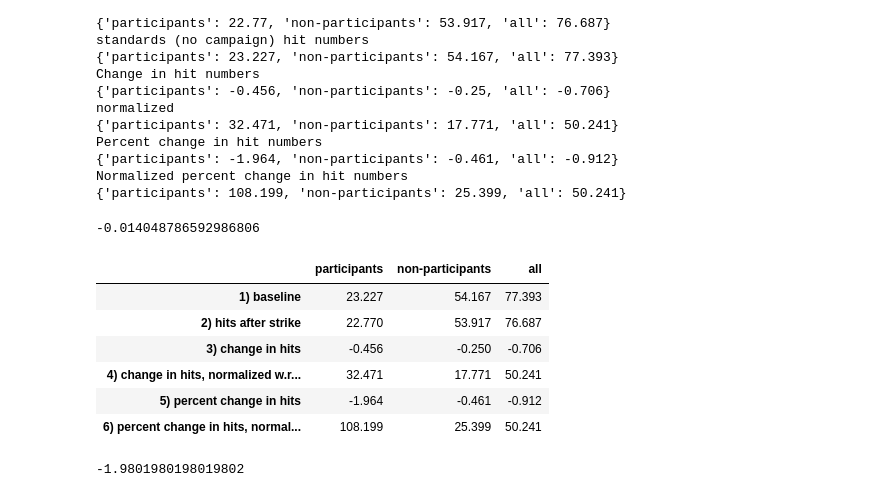
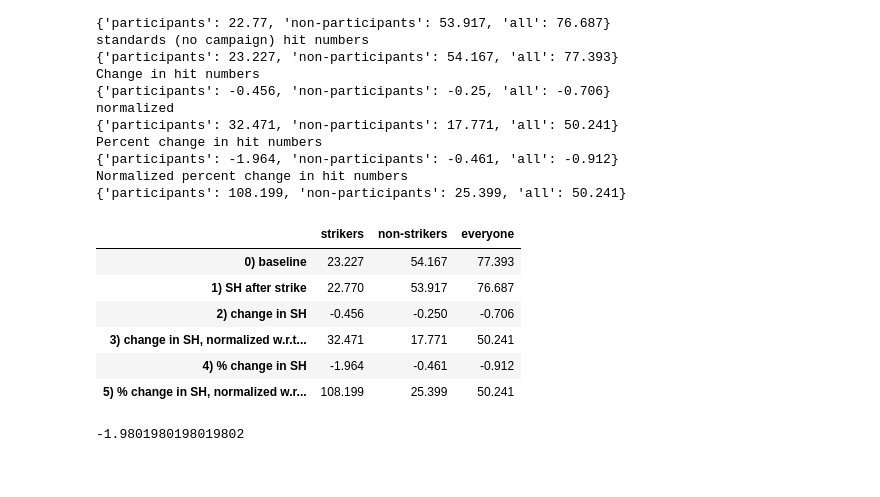
Before and after one commit to nickmvincent/surprise_sandbox, a Jupyter notebook: data_strikes_results.ipynb, the cells around one changed output. Cells and saved outputs as stored; diff of their text form; code cells hidden in the pictures.

```diff
--- a/data_strikes_results.ipynb
+++ b/data_strikes_results.ipynb
@@ -701,30 +707,31 @@ Percent change in hit numbers
 {'participants': -1.964, 'non-participants': -0.461, 'all': -0.912}
 Normalized percent change in hit numbers
 {'participants': 108.199, 'non-participants': 25.399, 'all': 50.241}
-# %%
-diff
-# %% [output]
--0.014048786592986806
 # %%
 d = {
-    '1) baseline': st,
-    '2) hits after strike': raw,
-    '3) change in hits': inc,
-    '4) change in hits, normalized w.r.t un-personalized': norm_inc,
-    '5) percent change in hits': per_inc,
-    '6) percent change in hits, normalized w.r.t un-personalized': norm_per_inc,
+    '0) baseline': st,
+    '1) SH after strike': raw,
+    '2) change in SH': inc,
+    '3) change in SH, normalized w.r.t un-personalized': norm_inc,
+    '4) % change in SH': per_inc,
+    '5) % change in SH, normalized w.r.t un-personalized': norm_per_inc,
 }
 ex1 = pd.DataFrame.from_dict(d, orient='index')
+ex1 = ex1.rename(index=str, columns={
+    'participants': 'strikers',
+    'non-participants': 'non-strikers',
+    'all': 'everyone'
+})
 ex1.to_csv('ex1.csv')
 ex1
 # %% [output]
-|  | participants | non-participants | all |
-| 1) baseline | 23.227 | 54.167 | 77.393 |
-| 2) hits after strike | 22.770 | 53.917 | 76.687 |
-| 3) change in hits | -0.456 | -0.250 | -0.706 |
-| 4) change in hits, normalized w.r... | 32.471 | 17.771 | 50.241 |
-| 5) percent change in hits | -1.964 | -0.461 | -0.912 |
-| 6) percent change in hits, normal... | 108.199 | 25.399 | 50.241 |
+|  | strikers | non-strikers | everyone |
+| 0) baseline | 23.227 | 54.167 | 77.393 |
+| 1) SH after strike | 22.770 | 53.917 | 76.687 |
+| 2) change in SH | -0.456 | -0.250 | -0.706 |
+| 3) change in SH, normalized w.r.t... | 32.471 | 17.771 | 50.241 |
+| 4) % change in SH | -1.964 | -0.461 | -0.912 |
+| 5) % change in SH, normalized w.r... | 108.199 | 25.399 | 50.241 |
 # %%
 -0.46 / 23.23 * 100
 # %% [output]
```
Also changed, not shown: parts of 17 cells of this notebook, 2 other files.
